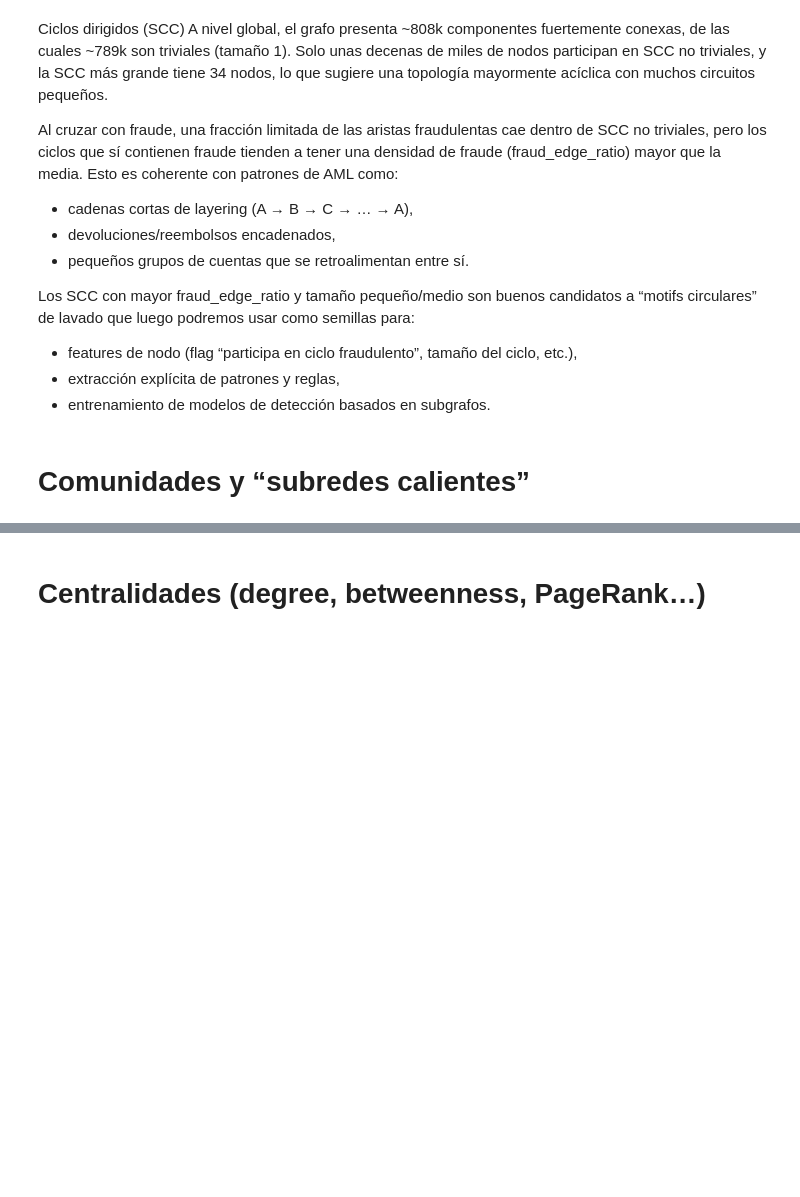
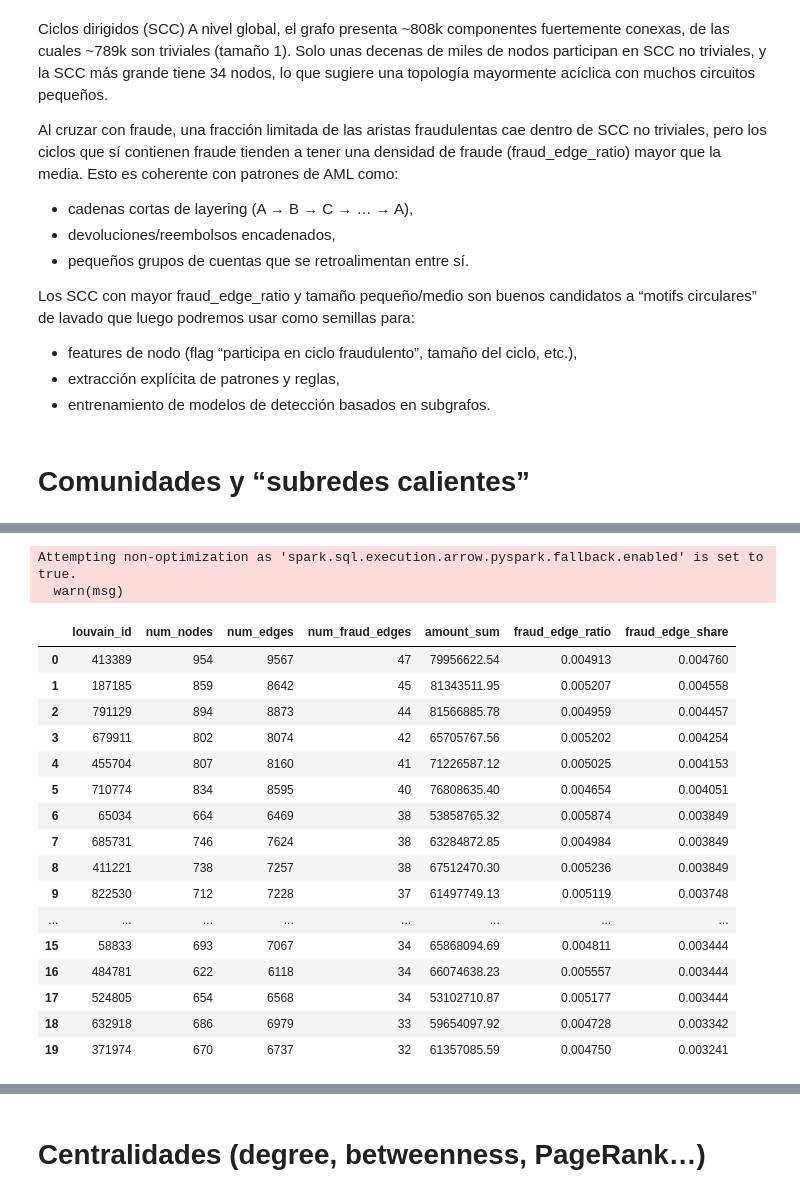
Before and after one commit to IngElecPuc/KaggleChallenges, a Jupyter notebook: Anti Money Laundering Transaction Data/EDA Topológico.ipynb, the cells around one changed output, grey strips where cells are left out. Saved outputs shown, nothing was run; the diff lists cells and outputs as text; code cells hidden in the pictures; blank space fills up the shorter version.

```diff
--- a/Anti Money Laundering Transaction Data/EDA Topológico.ipynb
+++ b/Anti Money Laundering Transaction Data/EDA Topológico.ipynb
@@ -1280,0 +1515,30 @@ Los SCC con mayor fraud_edge_ratio y tamaño pequeño/medio son buenos candidato
+# %%
+top_fraud_share = (
+    comm_summary
+    .filter(F.col("num_fraud_edges") > 0)
+    .orderBy(F.desc("fraud_edge_share"))
+    .limit(20)
+)
+
+top_fraud_share_pdf = top_fraud_share.toPandas()
+top_fraud_share_pdf
+# %% [output]
+Attempting non-optimization as 'spark.sql.execution.arrow.pyspark.fallback.enabled' is set to true.
+  warn(msg)
+|  | louvain_id | num_nodes | num_edges | num_fraud_edges | amount_sum | fraud_edge_ratio | fraud_edge_share |
+| 0 | 413389 | 954 | 9567 | 47 | 79956622.54 | 0.004913 | 0.004760 |
+| 1 | 187185 | 859 | 8642 | 45 | 81343511.95 | 0.005207 | 0.004558 |
+| 2 | 791129 | 894 | 8873 | 44 | 81566885.78 | 0.004959 | 0.004457 |
+| 3 | 679911 | 802 | 8074 | 42 | 65705767.56 | 0.005202 | 0.004254 |
+| 4 | 455704 | 807 | 8160 | 41 | 71226587.12 | 0.005025 | 0.004153 |
+| 5 | 710774 | 834 | 8595 | 40 | 76808635.40 | 0.004654 | 0.004051 |
+| 6 | 65034 | 664 | 6469 | 38 | 53858765.32 | 0.005874 | 0.003849 |
+| 7 | 685731 | 746 | 7624 | 38 | 63284872.85 | 0.004984 | 0.003849 |
+| 8 | 411221 | 738 | 7257 | 38 | 67512470.30 | 0.005236 | 0.003849 |
+| 9 | 822530 | 712 | 7228 | 37 | 61497749.13 | 0.005119 | 0.003748 |
+| ... | ... | ... | ... | ... | ... | ... | ... |
+| 15 | 58833 | 693 | 7067 | 34 | 65868094.69 | 0.004811 | 0.003444 |
+| 16 | 484781 | 622 | 6118 | 34 | 66074638.23 | 0.005557 | 0.003444 |
+| 17 | 524805 | 654 | 6568 | 34 | 53102710.87 | 0.005177 | 0.003444 |
+| 18 | 632918 | 686 | 6979 | 33 | 59654097.92 | 0.004728 | 0.003342 |
+| 19 | 371974 | 670 | 6737 | 32 | 61357085.59 | 0.004750 | 0.003241 |
```
Also changed, not shown: parts of 32 cells of this notebook.
